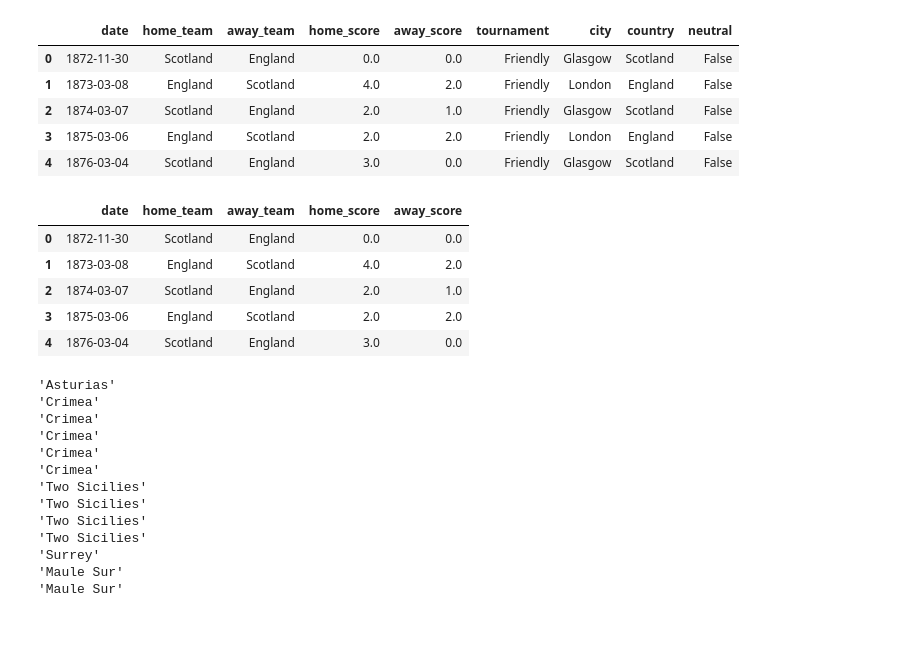
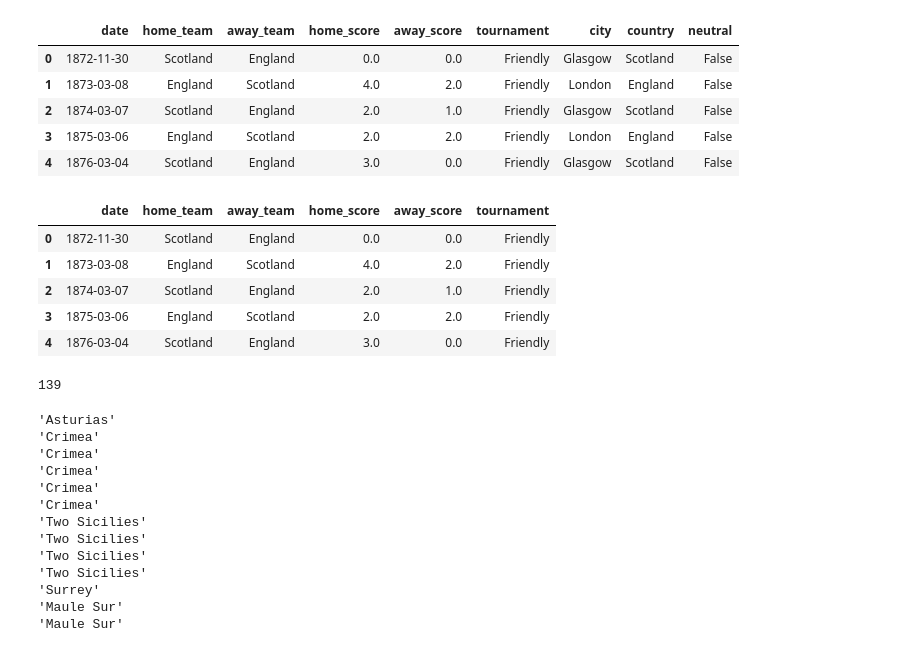
Before and after one commit to nowaycomputer/worldcup22, a Jupyter notebook: dev/model_v1.ipynb, the cells around one changed output. Drawn from its saved outputs; the diff is of its cells as text; code cells hidden in the pictures.

```diff
--- a/dev/model_v1.ipynb
+++ b/dev/model_v1.ipynb
@@ -18,15 +20,19 @@ df.head()
 | 4 | 1876-03-04 | Scotland | England | 3.0 | 0.0 | Friendly | Glasgow | Scotland | False |
 # %%
 # Extract the match data that we want
-fix = df[['date', 'home_team', 'away_team', 'home_score', 'away_score']]
+fix = df[['date', 'home_team', 'away_team', 'home_score', 'away_score','tournament']]
 fix.head()
 # %% [output]
-|  | date | home_team | away_team | home_score | away_score |
-| 0 | 1872-11-30 | Scotland | England | 0.0 | 0.0 |
-| 1 | 1873-03-08 | England | Scotland | 4.0 | 2.0 |
-| 2 | 1874-03-07 | Scotland | England | 2.0 | 1.0 |
-| 3 | 1875-03-06 | England | Scotland | 2.0 | 2.0 |
-| 4 | 1876-03-04 | Scotland | England | 3.0 | 0.0 |
+|  | date | home_team | away_team | home_score | away_score | tournament |
+| 0 | 1872-11-30 | Scotland | England | 0.0 | 0.0 | Friendly |
+| 1 | 1873-03-08 | England | Scotland | 4.0 | 2.0 | Friendly |
+| 2 | 1874-03-07 | Scotland | England | 2.0 | 1.0 | Friendly |
+| 3 | 1875-03-06 | England | Scotland | 2.0 | 2.0 | Friendly |
+| 4 | 1876-03-04 | Scotland | England | 3.0 | 0.0 | Friendly |
+# %%
+len(fix['tournament'].unique())
+# %% [output]
+139
 # %%
 # A simplified version of the FIFA world ranking model:
 # https://digitalhub.fifa.com/m/f99da4f73212220/original/edbm045h0udbwkqew35a-pdf.pdf
```
Also changed, not shown: parts of 21 cells of this notebook.
